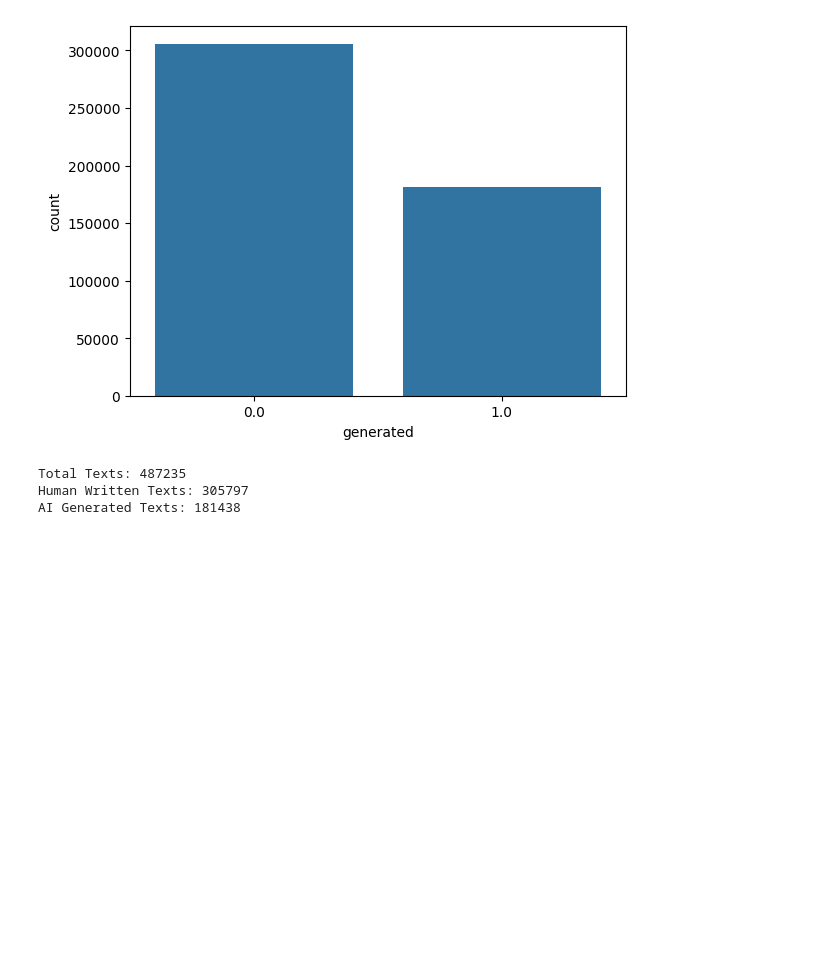
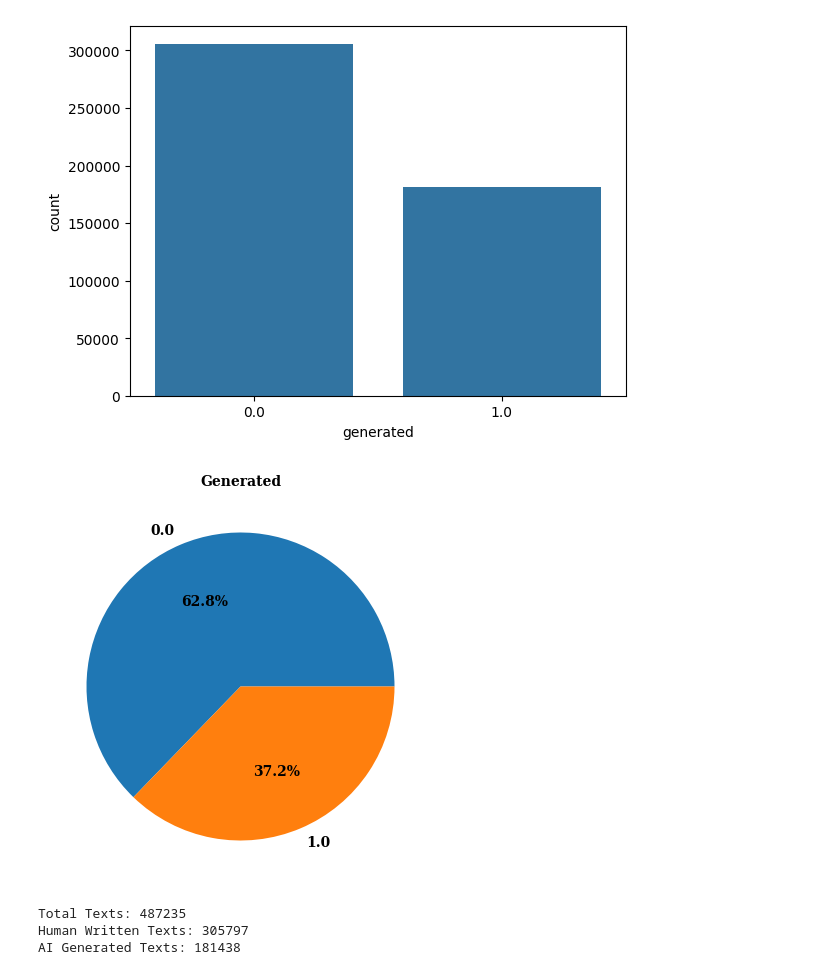
Before and after one commit to edojatheophilus/AI-vs-Human-Text-Detection, a Jupyter notebook: AI_human_txt_NLP_PROJECT.ipynb, the cells around one changed output. Drawn from its saved outputs; the diff is of its cells as text; code cells hidden in the pictures; blank space fills up the shorter version.

Commit message:
added new comparison figures

```diff
--- a/AI_human_txt_NLP_PROJECT.ipynb
+++ b/AI_human_txt_NLP_PROJECT.ipynb
@@ -99,6 +102,18 @@ sns.countplot(data=df,x='generated')
 # %% [output]
 <Axes: xlabel='generated', ylabel='count'>
 [figure]
+# %%
+# percentage of categories in the 'generated' column of the DataFrame
+plt.figure(figsize=(15,5))
+plt.pie(df['generated'].value_counts(), labels=df['generated'].value_counts().index, autopct='%1.1f%%', textprops={'fontsize': 10,
+                                           'color': 'black',
+                                           'weight': 'bold',
+                                           'family': 'serif' })
+hfont = {'fontname':'serif', 'weight': 'bold'}
+plt.title('Generated', size=10, **hfont)
+plt.show()
+# %% [output]
+[figure, added]
 # %%
 #  counts of total texts, human-written texts, and AI-generated texts in the 'generated' column of the DataFrame
 total_text_count = df['generated'].count()
```
Also changed, not shown: parts of 50 cells of this notebook.
